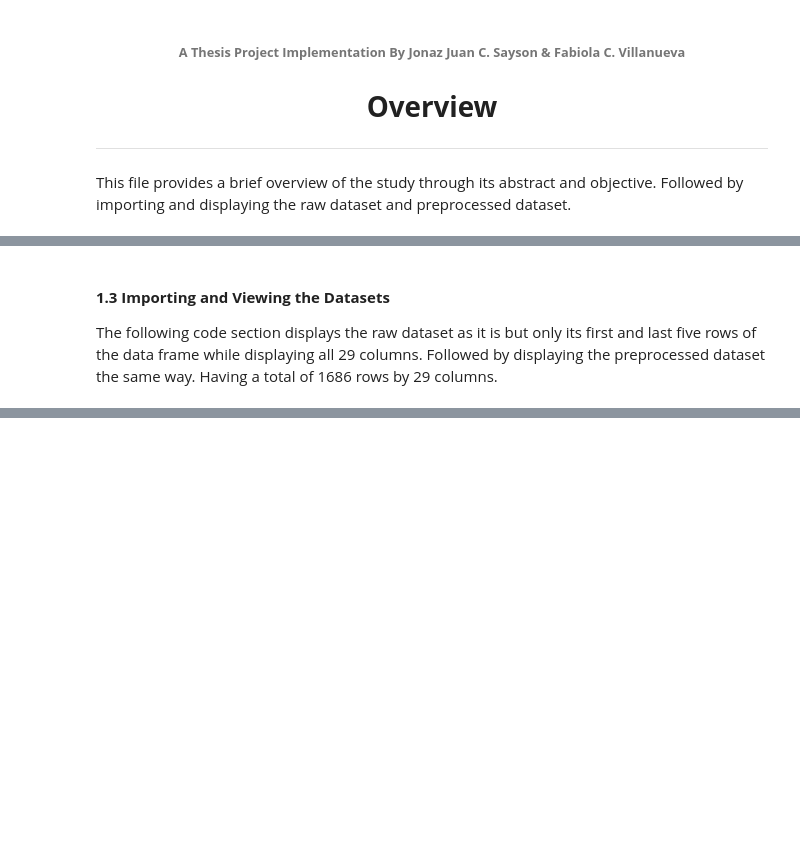
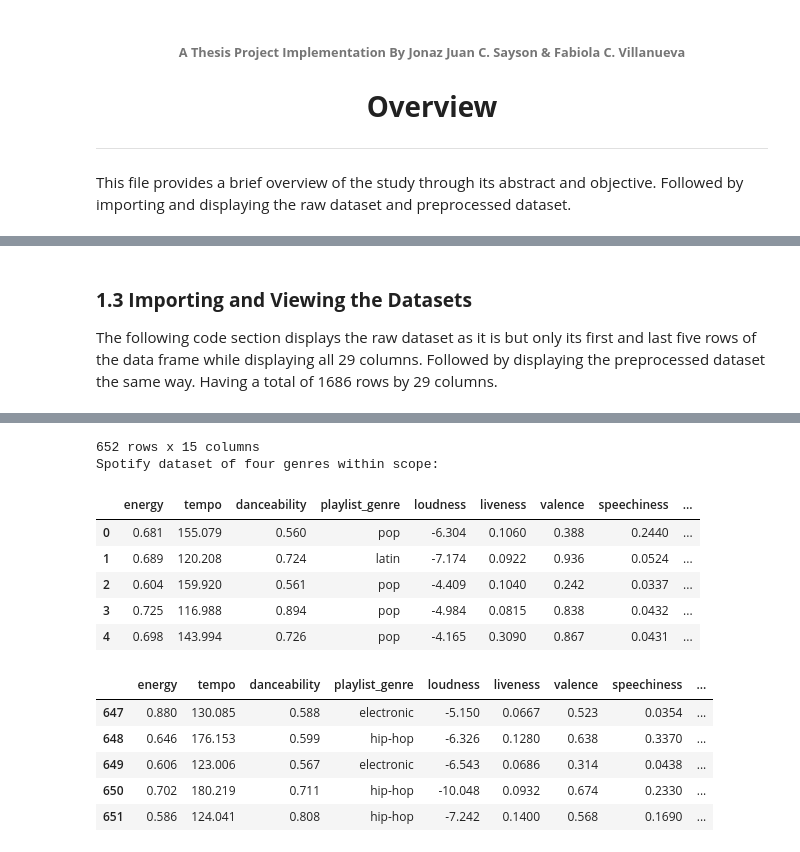
Before and after one commit to Bobberns/Beats-and-Bytes, a Jupyter notebook: 001_Overview.ipynb, the cells around one changed output, grey strips where cells are left out. Saved outputs shown, nothing was run; the diff lists cells and outputs as text; code cells hidden in the pictures; blank space fills up the shorter version.

```diff
--- a/001_Overview.ipynb
+++ b/001_Overview.ipynb
@@ -30,5 +31,5 @@ import seaborn as sns
 # %% [markdown]
-#### **1.3 Importing and Viewing the Datasets**
+### **1.3 Importing and Viewing the Datasets**
 
 The following code section displays the raw dataset as it is but only its first and last five rows of the data frame while displaying all 29 columns. Followed by displaying the preprocessed dataset the same way.
 Having a total of 1686 rows by 29 columns.
@@ -80,4 +81,28 @@ Spotify dataset after preprocessing:
 | 1001 | 0.8410 | 147.989 | 0.754 | afrobeats | -4.563 | 0.0903 | 0.838 | Rema | ... |
 | 1002 | 0.6510 | 67.813 | 0.490 | afrobeats | -6.259 | 0.1080 | 0.567 | Ayo Maff, Fireboy DML | ... |
 | 1003 | 0.7050 | 197.980 | 0.374 | afrobeats | -8.370 | 0.1400 | 0.718 | Hyce, BoyPee, Brown Joel | ... |
+# %%
+# Loading the dataset of four genres
+fourGenreDF = pd.read_csv('Dataset/filtered_genres_spotify_data.csv')
+pd.set_option('display.max_columns', None)
+
+print(f"{fourGenreDF.shape[0]} rows x {fourGenreDF.shape[1]} columns")
+print("Spotify dataset of four genres within scope:")
+display(fourGenreDF.head())
+display(fourGenreDF.tail())
+# %% [output]
+652 rows x 15 columns
+Spotify dataset of four genres within scope:
+|  | energy | tempo | danceability | playlist_genre | loudness | liveness | valence | speechiness | ... |
+| 0 | 0.681 | 155.079 | 0.560 | pop | -6.304 | 0.1060 | 0.388 | 0.2440 | ... |
+| 1 | 0.689 | 120.208 | 0.724 | latin | -7.174 | 0.0922 | 0.936 | 0.0524 | ... |
+| 2 | 0.604 | 159.920 | 0.561 | pop | -4.409 | 0.1040 | 0.242 | 0.0337 | ... |
+| 3 | 0.725 | 116.988 | 0.894 | pop | -4.984 | 0.0815 | 0.838 | 0.0432 | ... |
+| 4 | 0.698 | 143.994 | 0.726 | pop | -4.165 | 0.3090 | 0.867 | 0.0431 | ... |
+|  | energy | tempo | danceability | playlist_genre | loudness | liveness | valence | speechiness | ... |
+| 647 | 0.880 | 130.085 | 0.588 | electronic | -5.150 | 0.0667 | 0.523 | 0.0354 | ... |
+| 648 | 0.646 | 176.153 | 0.599 | hip-hop | -6.326 | 0.1280 | 0.638 | 0.3370 | ... |
+| 649 | 0.606 | 123.006 | 0.567 | electronic | -6.543 | 0.0686 | 0.314 | 0.0438 | ... |
+| 650 | 0.702 | 180.219 | 0.711 | hip-hop | -10.048 | 0.0932 | 0.674 | 0.2330 | ... |
+| 651 | 0.586 | 124.041 | 0.808 | hip-hop | -7.242 | 0.1400 | 0.568 | 0.1690 | ... |
 # %% [markdown]
```
Also changed, not shown: parts of 5 cells of this notebook, 7 other files.
